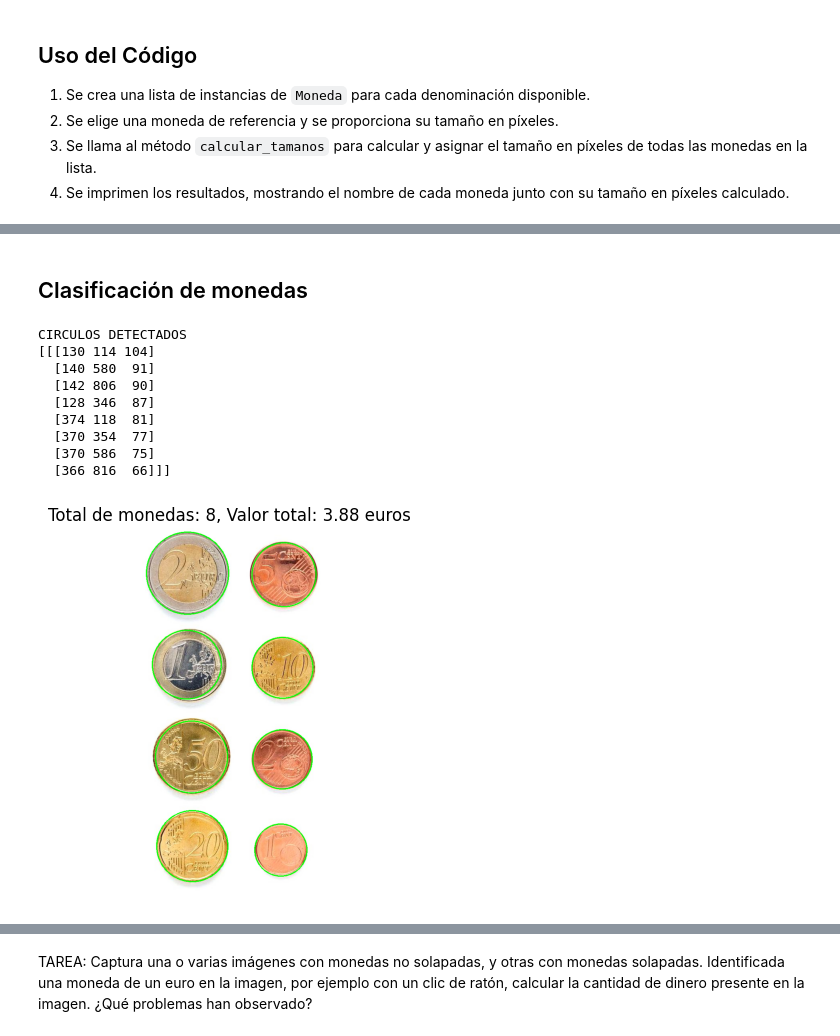
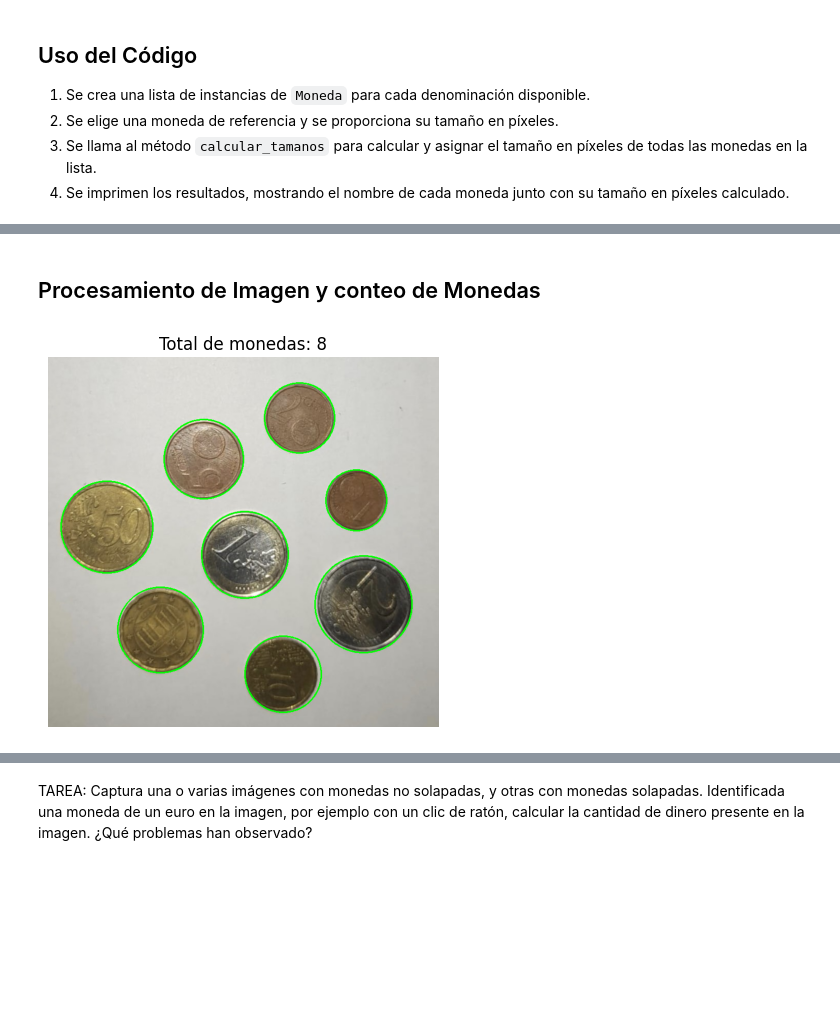
Before and after one commit to antonioap101/VC, a Jupyter notebook: Practica3/VC_P3_TAREAS.ipynb, the cells around one changed output, grey strips where cells are left out. Saved outputs shown, nothing was run; the diff lists cells and outputs as text; code cells hidden in the pictures; blank space fills up the shorter version.

```diff
--- a/Practica3/VC_P3_TAREAS.ipynb
+++ b/Practica3/VC_P3_TAREAS.ipynb
@@ -126,83 +134,49 @@ def mostrar_imagen(imagen, titulo='', mostrar_ejes=False):
     if not mostrar_ejes:
         plt.axis('off')
     plt.show()
-# %% [markdown]
-## Clasificación de monedas
+# %% [markdown]
+## Procesamiento de Imagen y conteo de Monedas
 # %%
 # Cargamos la imagen de monedas de euro
-imagen = cv2.imread('Monedas.jpg')
+imagen = cv2.imread('Monedas2.jpg')
 
 # Convertimos la imagen a escala de grises
 gris = cv2.cvtColor(imagen, cv2.COLOR_BGR2GRAY)
 
 # Suavizamos la imagen para reducir el ruido
 pimg = cv2.medianBlur(gris, 7)
 
 # Localizamos círculos en la imagen
-circ = cv2.HoughCircles(
+circulos_detectados = cv2.HoughCircles(
     pimg,  # imagen
     cv2.HOUGH_GRADIENT,  # tipo de detección
     1,
     100,  # distancia mínima entre círculos
     param1=100, # Valor del gradiente
     param2=50, # Umbral acumulador
     minRadius=50,  # radio mínimo
     maxRadius=150,  # radio máximo
 )
 
 # Comprobamos si se han encontrado circulos en la imagen
-assert circ is not None, "No se encontraron círculos en la imagen"
+assert circulos_detectados is not None, "No se encontraron círculos en la imagen"
 
-# Redondea los elementos de 'circ' al entero más cercano y los convierte a enteros sin signo de 16 bits
-circ = np.uint16(np.around(circ))
+# Redondea los elementos de 'circulos_detectados' al entero más cercano y los convierte a enteros sin signo de 16 bits
+circulos_detectados = np.uint16(np.around(circulos_detectados))
 
-print("CIRCULOS DETECTADOS")
-print(circ)
-
-# Inicializamos contadores para monedas y valor acumulado
+# Recorremos los circulos detectados, contamos monedas y dibujamos bvordes sobre la imagen
 total_monedas = 0
-valor_acumulado = 0
-
-# Preguntamos por pantalla que tipo de moneda
-# Definimos un diccionario de tamaños de monedas en píxeles
-tamanos_monedas = {
-    '1_cent': (60, 70),
-    '2_cent': (70, 80),
-    '5_cent': (80, 90),
-    '10_cent': (90, 100),
-    '20_cent': (100, 110),
-    '50_cent': (110, 120),
-    '1_euro': (120, 130),
-    '2_euros': (130, 140)
-}
-
-# Recorremos los círculos detectados
-for i in circ[0, :]:
+for i in circulos_detectados[0, :]:
     total_monedas += 1
-
     centro = (i[0], i[1])
     radio = i[2]
     # Dibujamos el círculo en la imagen original
     cv2.circle(imagen, centro, radio, (0, 255, 0), 2)
-    # Comparamos el tamaño del círculo con los tamaños de las monedas
-    for clave, (min_tamano, max_tamano) in tamanos_monedas.items():
-        if min_tamano <= 2 * radio <= max_tamano:
-
-            valor_acumulado += 2 * radio / 34  # Valor en euros basado en el tamaño
 
 
 # Mostramos la imagen con los círculos
 mostrar_imagen(imagen = cv2.cvtColor(imagen, cv2.COLOR_BGR2RGB),
-               titulo =  f'Total de monedas: {total_monedas}, Valor total: {valor_acumulado:.2f} euros'
+               titulo =  f'Total de monedas: {total_monedas}'
                )
 # %% [output]
-CIRCULOS DETECTADOS
-[[[130 114 104]
-  [140 580  91]
-  [142 806  90]
-  [128 346  87]
-  [374 118  81]
-  [370 354  77]
-  [370 586  75]
-  [366 816  66]]]
-[figure, old version]
+[figure, new version]
```
Also changed, not shown: parts of 11 cells of this notebook, 2 other files.
